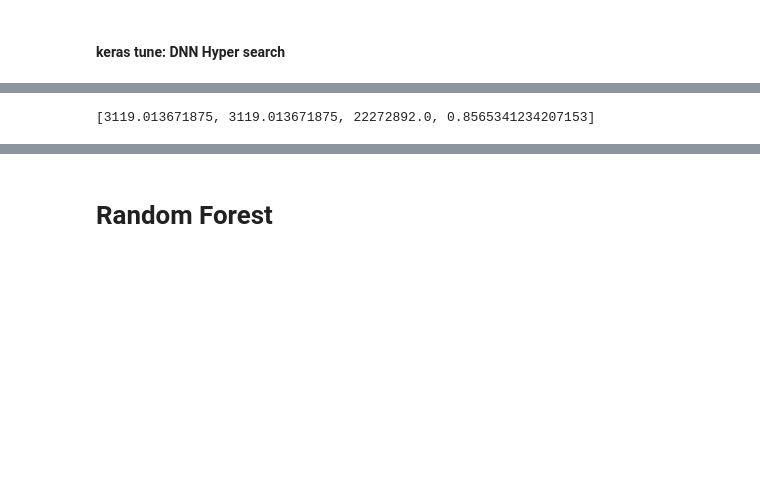
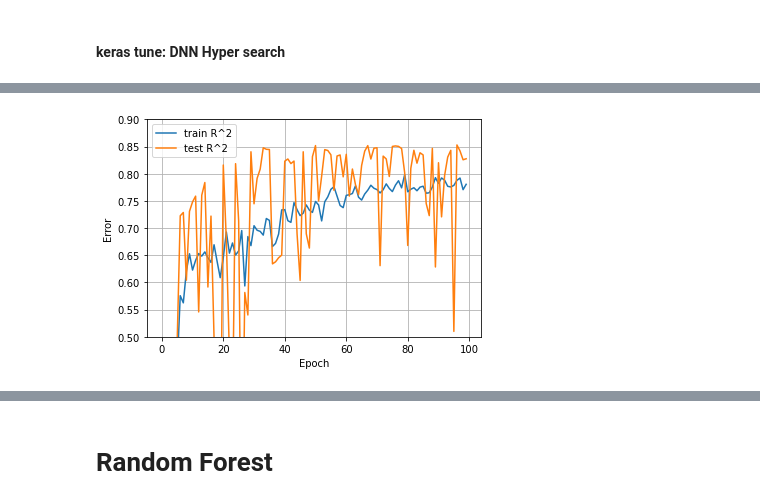
Before and after one commit to tkuentzler/fl-official-statistics-addon-review, a Jupyter notebook: med-insurance/med-insurance.ipynb, the cells around one changed output, grey strips where cells are left out. Cells and saved outputs as stored; diff of their text form; code cells hidden in the pictures; blank space fills up the shorter version.

```diff
--- a/med-insurance/med-insurance.ipynb
+++ b/med-insurance/med-insurance.ipynb
@@ -178,26 +165,27 @@ from tensorflow_addons.metrics import RSquare
 # %%
+def build_model(hp):
+    """Build and compile model for hyperparameter search
 
-def build_model(hp):
+    :param hp: Hyperparameter object to define model parameters
+    :type hp: keras_tuner.HyperParameters
+    :return: The build and compiled model
+    :rtype: keras.Model
+    """
     model = keras.Sequential()
-    model.add(
-        layers.Dense(
-            # Define the hyperparameter.
-            units=hp.Int("units_0", min_value=8, max_value=64, step=8),
-            activation="relu",
-        )
-    )
+    model.add(Dense(
+        # Define the hyperparameters.
+        units=hp.Int("units_0", min_value=8, max_value=64, step=8),
+        activation="relu",
+    ))
     if hp.Boolean("dropout"):
-        model.add(layers.Dropout(
+        model.add(Dropout(
             rate=hp.Float("dropout_rate", min_value=0.1, max_value=0.3, step=0.05)
         ))
-    model.add(
-        layers.Dense(
-            # Define the hyperparameter.
-            units=hp.Int("units_1", min_value=2, max_value=14, step=4),
-            activation="relu",
-        )
-    )
-    model.add(layers.Dense(1))
+    model.add(Dense(
+        # Define the hyperparameter.
+        units=hp.Int("units_1", min_value=2, max_value=14, step=4), activation="relu",
+    ))
+    model.add(Dense(1))
     model.compile(
         optimizer="sgd",
         loss="mae",
@@ -292,4 +272,4 @@ result = best_model.evaluate(X_test, y_test)
-# %%
-print(str(result))
-# %% [output]
-[3119.013671875, 3119.013671875, 22272892.0, 0.8565341234207153]
+# %%
+plot_loss(history, y_min=0.5, y_max=0.9, save_path="rsquared_hyperparams.jpg")
+# %% [output]
+[figure, added]
```
Also changed, not shown: parts of 37 cells of this notebook.
